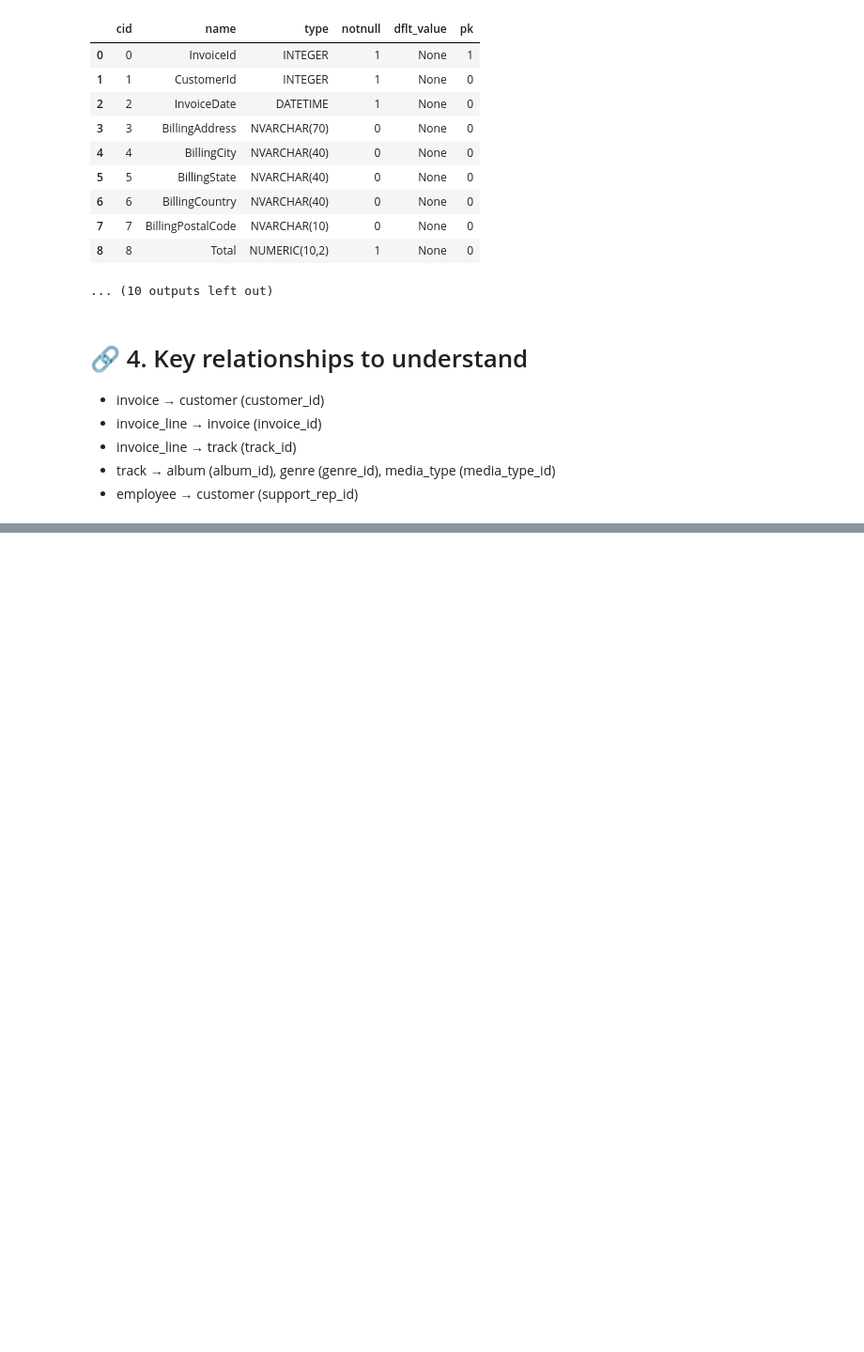
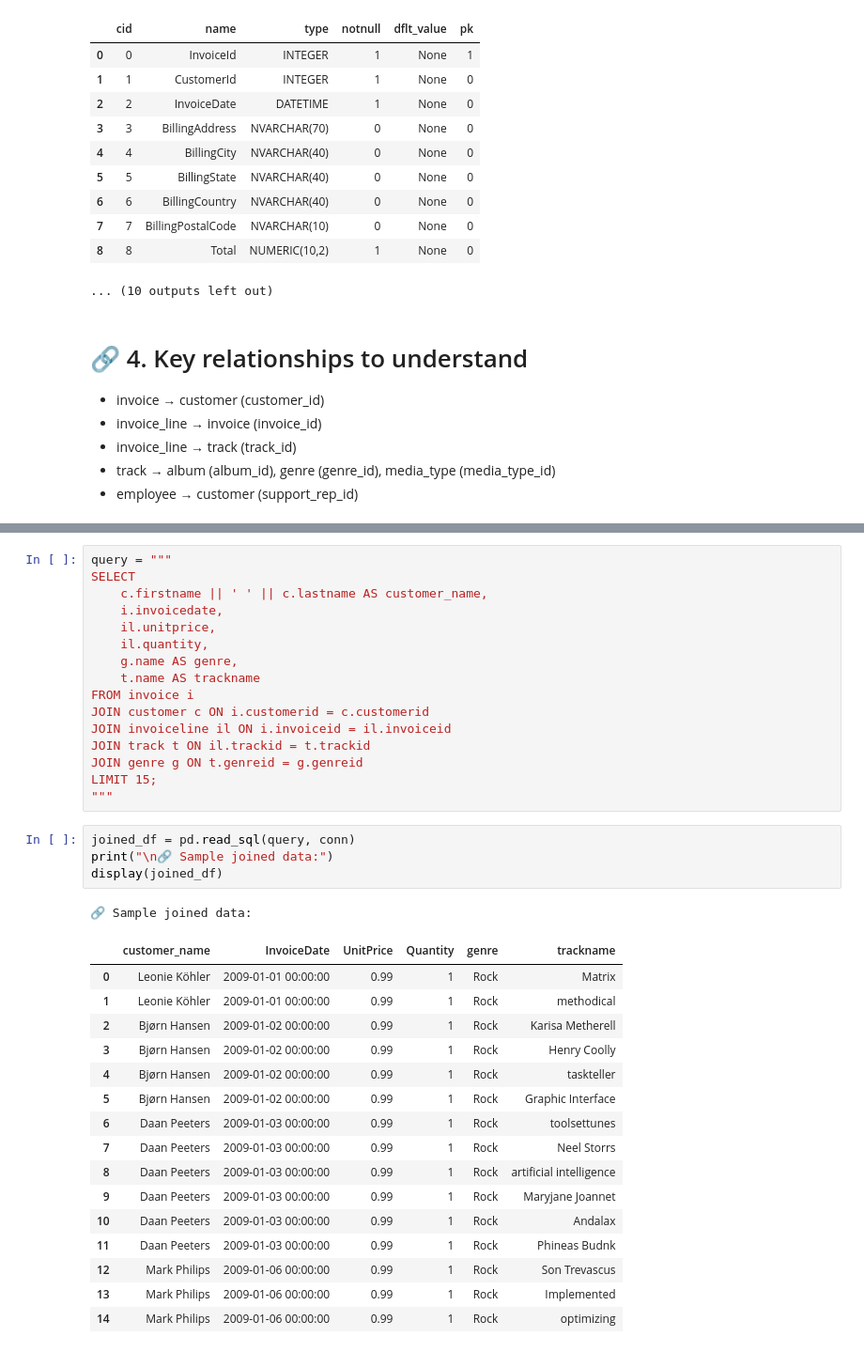
Before and after one commit to SteamyCupGames/Music-Business-Insights---Exploratory-Data-Analysis-with-WSDA_Music, a Jupyter notebook: notebooks/01_exploration_sql.ipynb, the cells around one changed output, grey strips where cells are left out. Shown: that part at 94% size. Cells and saved outputs as stored; diff of their text form; blank space fills up the shorter version.

Commit message:
Update 01_exploration_sql.ipynb
Created a query with a Join structure in order to bring some data from the SQL Database and display it to the analyst side.

```diff
--- a/notebooks/01_exploration_sql.ipynb
+++ b/notebooks/01_exploration_sql.ipynb
@@ -143,0 +163,38 @@ for table in tables['name']:
+# %%
+query = """
+SELECT
+    c.firstname || ' ' || c.lastname AS customer_name,
+    i.invoicedate,
+    il.unitprice,
+    il.quantity,
+    g.name AS genre,
+    t.name AS trackname
+FROM invoice i
+JOIN customer c ON i.customerid = c.customerid
+JOIN invoiceline il ON i.invoiceid = il.invoiceid
+JOIN track t ON il.trackid = t.trackid
+JOIN genre g ON t.genreid = g.genreid
+LIMIT 15;
+"""
+# %%
+joined_df = pd.read_sql(query, conn)
+print("\n🔗 Sample joined data:")
+display(joined_df)
+# %% [output]
+🔗 Sample joined data:
+|  | customer_name | InvoiceDate | UnitPrice | Quantity | genre | trackname |
+| 0 | Leonie Köhler | 2009-01-01 00:00:00 | 0.99 | 1 | Rock | Matrix |
+| 1 | Leonie Köhler | 2009-01-01 00:00:00 | 0.99 | 1 | Rock | methodical |
+| 2 | Bjørn Hansen | 2009-01-02 00:00:00 | 0.99 | 1 | Rock | Karisa Metherell |
+| 3 | Bjørn Hansen | 2009-01-02 00:00:00 | 0.99 | 1 | Rock | Henry Coolly |
+| 4 | Bjørn Hansen | 2009-01-02 00:00:00 | 0.99 | 1 | Rock | taskteller |
+| 5 | Bjørn Hansen | 2009-01-02 00:00:00 | 0.99 | 1 | Rock | Graphic Interface |
+| 6 | Daan Peeters | 2009-01-03 00:00:00 | 0.99 | 1 | Rock | toolsettunes |
+| 7 | Daan Peeters | 2009-01-03 00:00:00 | 0.99 | 1 | Rock | Neel Storrs |
+| 8 | Daan Peeters | 2009-01-03 00:00:00 | 0.99 | 1 | Rock | artificial intelligence |
+| 9 | Daan Peeters | 2009-01-03 00:00:00 | 0.99 | 1 | Rock | Maryjane Joannet |
+| 10 | Daan Peeters | 2009-01-03 00:00:00 | 0.99 | 1 | Rock | Andalax |
+| 11 | Daan Peeters | 2009-01-03 00:00:00 | 0.99 | 1 | Rock | Phineas Budnk |
+| 12 | Mark Philips | 2009-01-06 00:00:00 | 0.99 | 1 | Rock | Son Trevascus |
+| 13 | Mark Philips | 2009-01-06 00:00:00 | 0.99 | 1 | Rock | Implemented |
+| 14 | Mark Philips | 2009-01-06 00:00:00 | 0.99 | 1 | Rock | optimizing |
```
Also changed, not shown: parts of 3 cells of this notebook.
